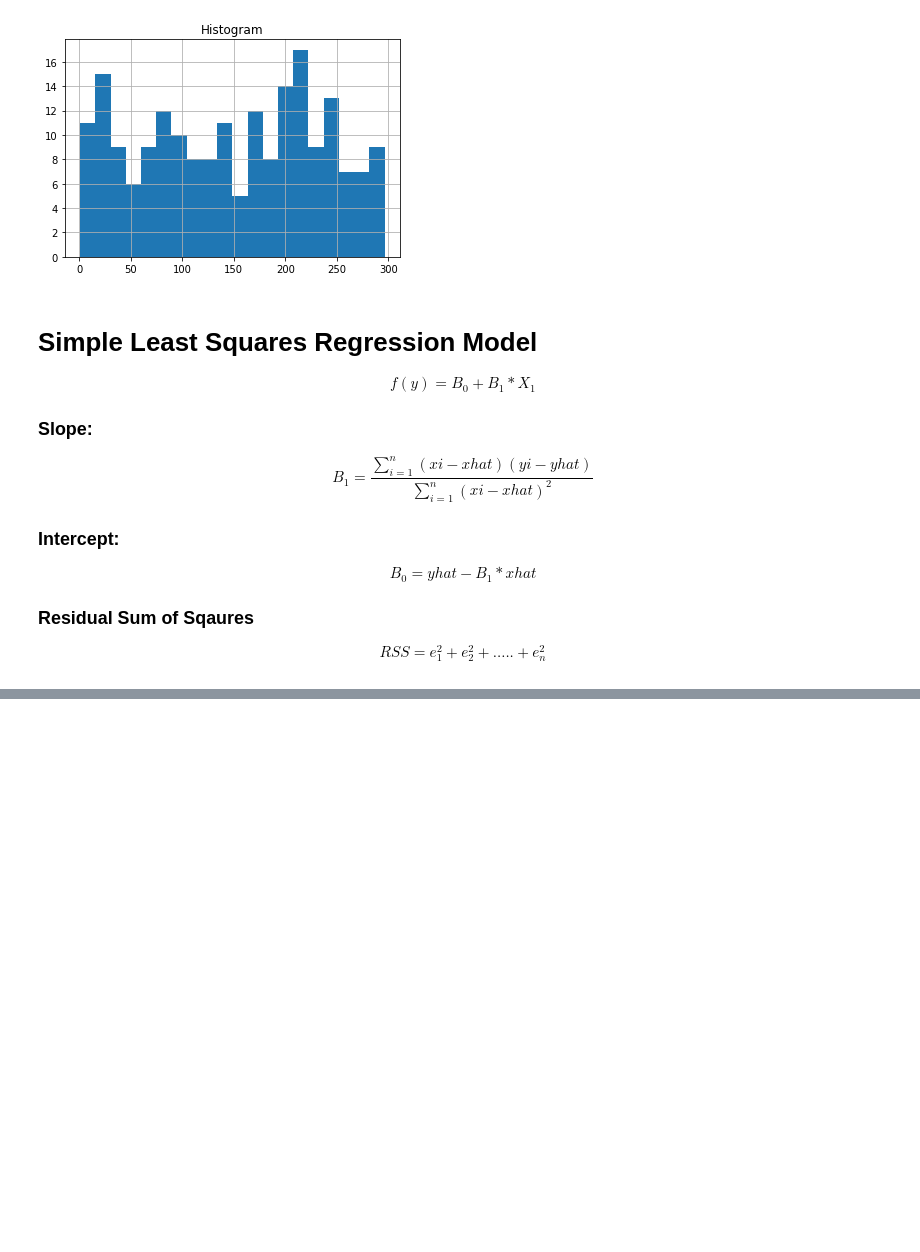
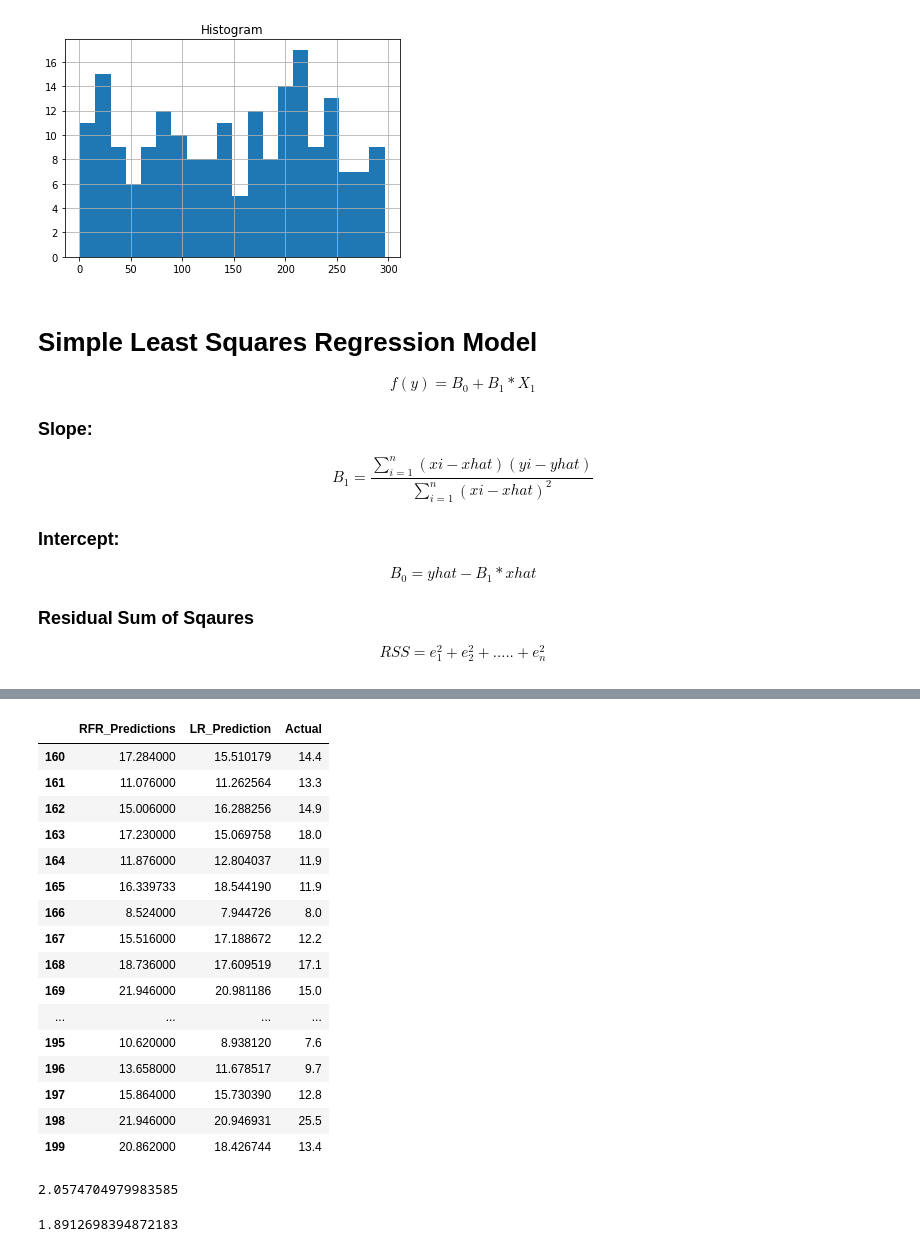
Before and after one commit to Mtaylert/PythonWalk-Through, a Jupyter notebook: pyTraining/ExploratoryDataAnalysis.ipynb, the cells around one changed output, grey strips where cells are left out. Saved outputs shown, nothing was run; the diff lists cells and outputs as text; code cells hidden in the pictures; blank space fills up the shorter version.

Commit message:
prediction modeling

```diff
--- a/pyTraining/ExploratoryDataAnalysis.ipynb
+++ b/pyTraining/ExploratoryDataAnalysis.ipynb
@@ -278,0 +366,4 @@ OLS.summary()
+# %%
+rfr = RandomForestRegressor(n_estimators=50)
+# %%
+rfr.fit(np.array(X_train).reshape(-1,1),y_train)
@@ -278,0 +378,32 @@ OLS.summary()
+# %%
+rfrPrediction = rfr.predict(np.array(X_test).reshape(-1,1))
+# %%
+preds_vs_actual = pd.DataFrame({'RFR_Predictions':rfrPrediction, 'LR_Prediction':lrprediction ,"Actual":y_test})
+# %%
+preds_vs_actual['RFR_Predictions'] -preds_vs_actual['RFR_Predictions']
+# %% [output]
+|  | RFR_Predictions | LR_Prediction | Actual |
+| 160 | 17.284000 | 15.510179 | 14.4 |
+| 161 | 11.076000 | 11.262564 | 13.3 |
+| 162 | 15.006000 | 16.288256 | 14.9 |
+| 163 | 17.230000 | 15.069758 | 18.0 |
+| 164 | 11.876000 | 12.804037 | 11.9 |
+| 165 | 16.339733 | 18.544190 | 11.9 |
+| 166 | 8.524000 | 7.944726 | 8.0 |
+| 167 | 15.516000 | 17.188672 | 12.2 |
+| 168 | 18.736000 | 17.609519 | 17.1 |
+| 169 | 21.946000 | 20.981186 | 15.0 |
+| ... | ... | ... | ... |
+| 195 | 10.620000 | 8.938120 | 7.6 |
+| 196 | 13.658000 | 11.678517 | 9.7 |
+| 197 | 15.864000 | 15.730390 | 12.8 |
+| 198 | 21.946000 | 20.946931 | 25.5 |
+| 199 | 20.862000 | 18.426744 | 13.4 |
+# %%
+print(RSE(preds_vs_actual['Actual'],preds_vs_actual['RFR_Predictions'],158))
+# %% [output]
+2.0574704979983585
+# %%
+print(RSE(preds_vs_actual['Actual'],preds_vs_actual['LR_Prediction'],158))
+# %% [output]
+1.8912698394872183
```
Also changed, not shown: parts of 13 cells of this notebook.
